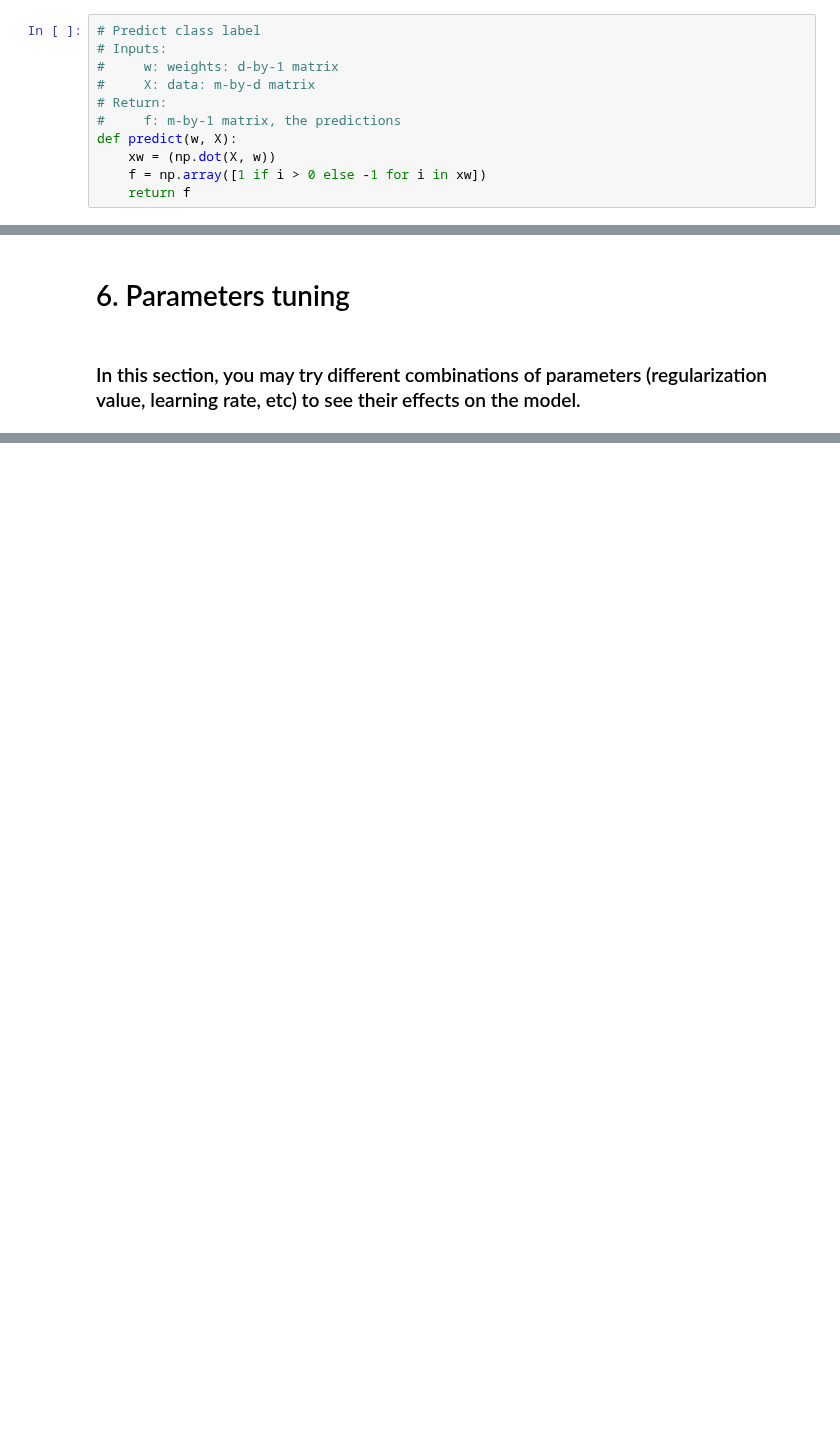
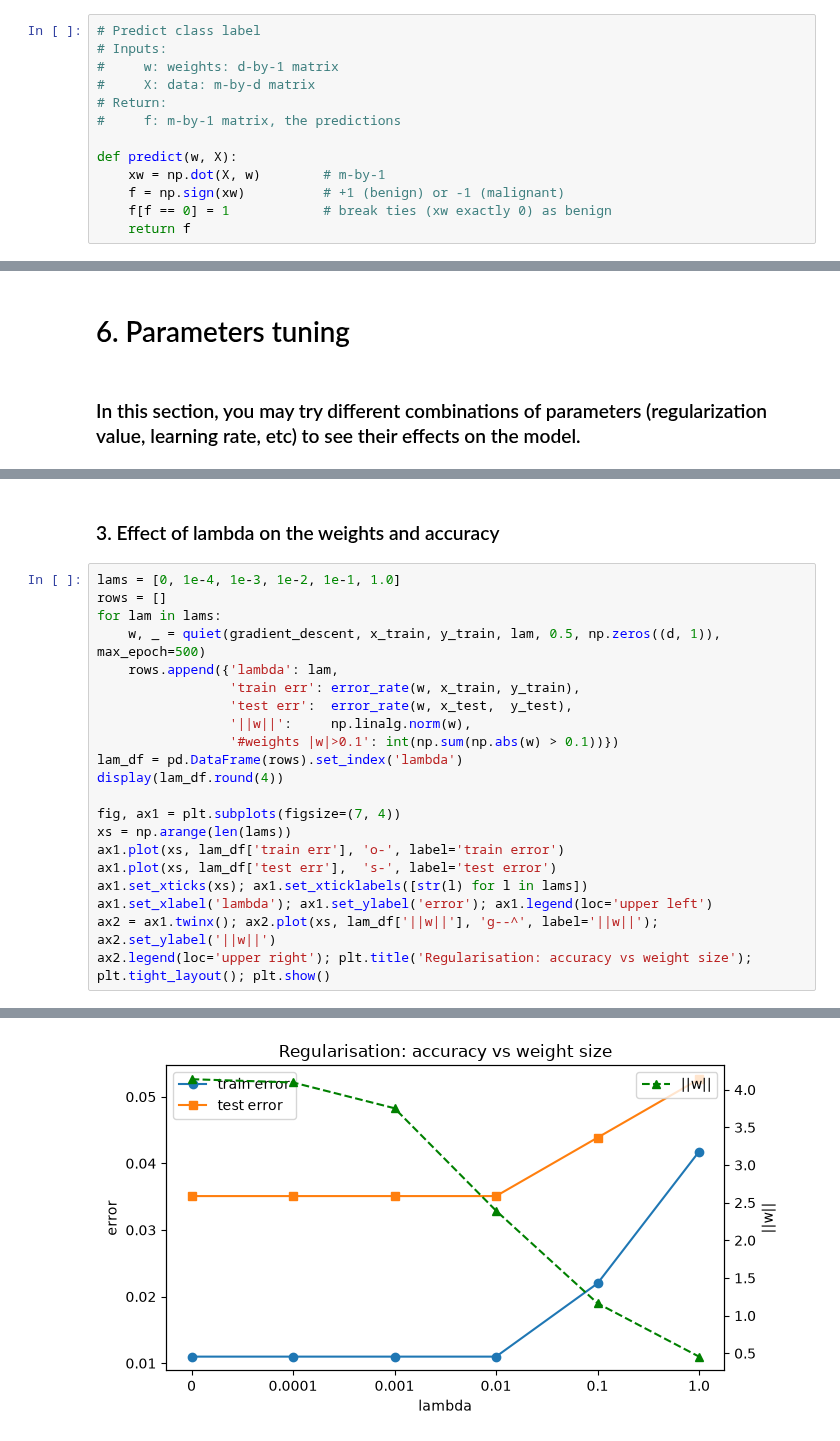
Before and after one commit to MandarBavdane/CS583-DL, a Jupyter notebook: Assignment_1/Logistic_Regression_with_Numpy-1_Solution.ipynb, the cells around one changed output, grey strips where cells are left out. Drawn from its saved outputs; the diff is of its cells as text; blank space fills up the shorter version.

```diff
--- a/Assignment_1/Logistic_Regression_with_Numpy-1_Solution.ipynb
+++ b/Assignment_1/Logistic_Regression_with_Numpy-1_Solution.ipynb
@@ -492,9 +556,11 @@ plt.show()
 #     X: data: m-by-d matrix
 # Return:
 #     f: m-by-1 matrix, the predictions
+
 def predict(w, X):
-    xw = (np.dot(X, w))
-    f = np.array([1 if i > 0 else -1 for i in xw])
+    xw = np.dot(X, w)        # m-by-1
+    f = np.sign(xw)          # +1 (benign) or -1 (malignant)
+    f[f == 0] = 1            # break ties (xw exactly 0) as benign
     return f
 # %%
 def calculate_error(w, x, y):
@@ -693,0 +696,24 @@ Optimal Error: 0.9890109890109892
+# %% [markdown]
+### 3. Effect of lambda on the weights and accuracy
+# %%
+lams = [0, 1e-4, 1e-3, 1e-2, 1e-1, 1.0]
+rows = []
+for lam in lams:
+    w, _ = quiet(gradient_descent, x_train, y_train, lam, 0.5, np.zeros((d, 1)), max_epoch=500)
+    rows.append({'lambda': lam,
+                 'train err': error_rate(w, x_train, y_train),
+                 'test err':  error_rate(w, x_test,  y_test),
+                 '||w||':     np.linalg.norm(w),
+                 '#weights |w|>0.1': int(np.sum(np.abs(w) > 0.1))})
+lam_df = pd.DataFrame(rows).set_index('lambda')
+display(lam_df.round(4))
+
+fig, ax1 = plt.subplots(figsize=(7, 4))
+xs = np.arange(len(lams))
+ax1.plot(xs, lam_df['train err'], 'o-', label='train error')
+ax1.plot(xs, lam_df['test err'],  's-', label='test error')
+ax1.set_xticks(xs); ax1.set_xticklabels([str(l) for l in lams])
+ax1.set_xlabel('lambda'); ax1.set_ylabel('error'); ax1.legend(loc='upper left')
+ax2 = ax1.twinx(); ax2.plot(xs, lam_df['||w||'], 'g--^', label='||w||'); ax2.set_ylabel('||w||')
+ax2.legend(loc='upper right'); plt.title('Regularisation: accuracy vs weight size'); plt.tight_layout(); plt.show()
+# %% [output]
@@ -693,0 +728 @@ Optimal Error: 0.9890109890109892
+[figure, added]
```
Also changed, not shown: parts of 64 cells of this notebook, 2 other files.
